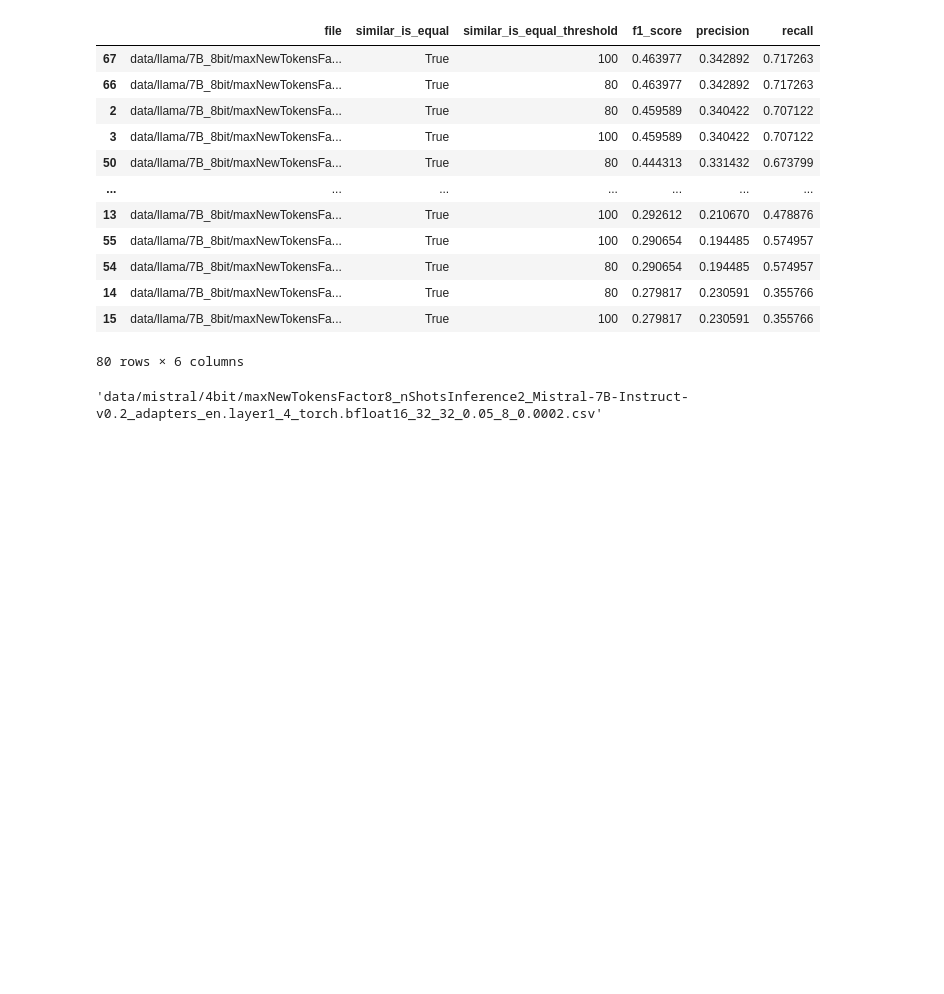
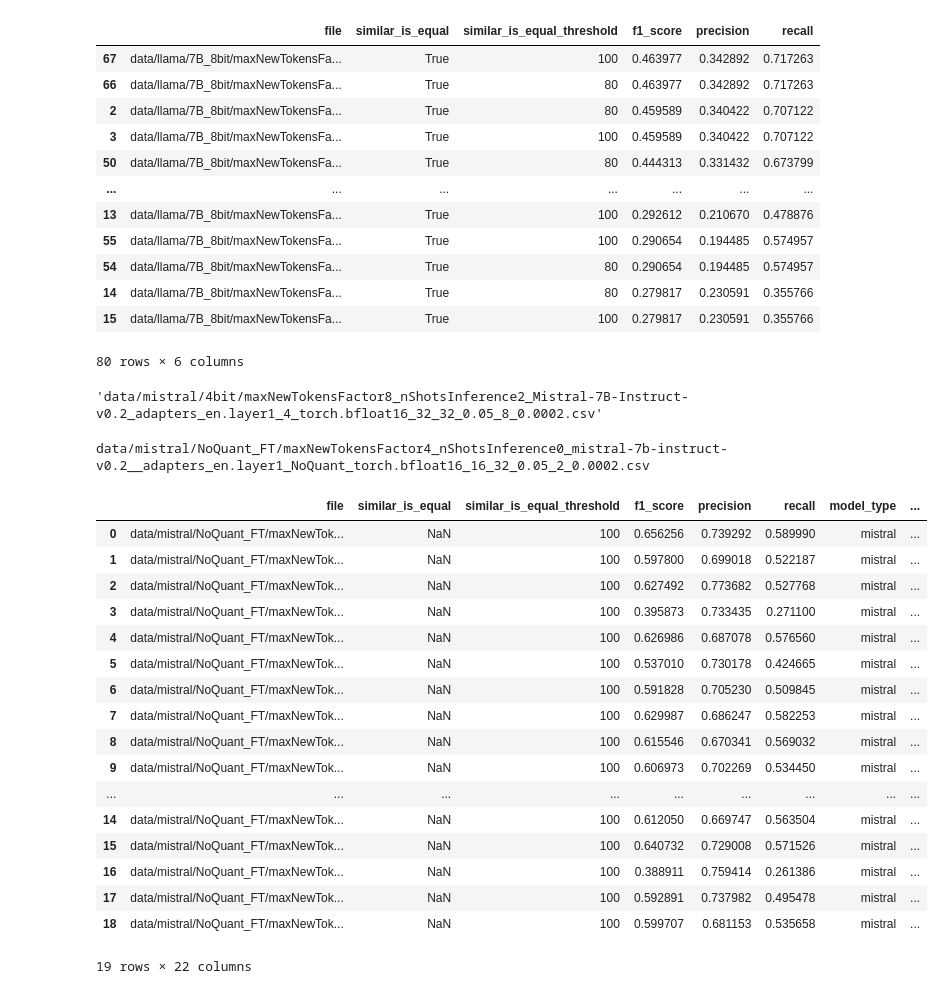
Before and after one commit to ferrazzipietro/mistral_finetuning, a Jupyter notebook: calculate_results.ipynb, the cells around one changed output. Drawn from its saved outputs; the diff is of its cells as text; code cells hidden in the pictures; blank space fills up the shorter version.

```diff
--- a/calculate_results.ipynb
+++ b/calculate_results.ipynb
@@ -78,6 +78,8 @@ import re
 import pandas as pd
 
 def extract_params_from_file_name(df: pd.DataFrame):
+    if 'base' in df['file']:
+        df['model'] = df['file'].apply(lambda x: str(x.split('/')[0].split('nShotsInference')[1][2:]))
     df['maxNewTokensFactor'] = df['file'].apply(lambda x: re.search(r'maxNewTokensFactor(\d+)', x).group(1))
     df['nShotsInference'] = df['file'].apply(lambda x: re.search(r'nShotsInference(\d+)', x).group(1))
     #df['layer'] = df['file'].apply(lambda x: re.search(r'adapters_(\s+)', x).group(1))
@@ -92,3 +94,62 @@ def extract_params_from_file_name(df: pd.DataFrame):
     df['learning_rate'] = df['training_params_string'].apply(lambda x: float(x.split('_')[7].split('.')[0]))
     df = df.drop(columns=['training_params_string', 'file'])
     return df
+# %%
+def extract_params_from_file_name(df: pd.DataFrame):
+    df['model_type'] = df['file'].apply(lambda x: str(x.split('/')[1]))
+    df['model_configurations'] = df['file'].apply(lambda x: str(x.split('/')[2]))
+    if df['model_type'][0] == 'mistral':
+        df['model_size'] = 7
+        df['quantization'] = df['model_configurations'].apply(lambda x: str(x.split('_')[0]))
+        try:
+            df['fine_tuning'] = df['model_configurations'].apply(lambda x: str(x.split('_')[1]))
+        except IndexError:
+            df['fine_tuning'] = 'FT'
+    else:
+        df['model_size'] = df['model_configurations'].apply(lambda x: str(x.split('_')[0]))
+        df['quantization'] = df['model_configurations'].apply(lambda x: str(x.split('_')[1]))
+        df['fine_tuning'] = df['model_configurations'].apply(lambda x: str(x.split('_')[2]))
+
+    df['maxNewTokensFactor'] = df['file'].apply(lambda x: re.search(r'maxNewTokensFactor(\d+)', x).group(1))
+    df['nShotsInference'] = df['file'].apply(lambda x: re.search(r'nShotsInference(\d+)', x).group(1))
+    #
+    # df['layer'] = df['file'].apply(lambda x: re.search(r'adapters_(\s+)', x).group(1))
+    df['model'] = df['file'].apply(lambda x: str(x.split('_adapters_')[0].split('nShotsInference')[1][2:].replace('.csv', '')))
+    if df['fine_tuning'][0] == 'FT':
+        df['training_params_string'] = df['file'].apply(lambda x: x.split('adapters_')[1])
+        df['nbit'] = df['training_params_string'].apply(lambda x: x.split('_')[1])
+        df['bnb_4bit_compute_dtype'] = df['training_params_string'].apply(lambda x: x.split('_')[2])
+        df['r'] = df['training_params_string'].apply(lambda x: int(x.split('_')[3]))
+        df['lora_alpha'] = df['training_params_string'].apply(lambda x: int(x.split('_')[4]))
+        df['lora_dropout'] = df['training_params_string'].apply(lambda x: float(x.split('_')[5]))
+        df['gradient_accumulation_steps'] = df['training_params_string'].apply(lambda x: int(x.split('_')[6]))
+        df['learning_rate'] = df['training_params_string'].apply(lambda x: x.split('_')[7].replace('.csv', ''))
+    elif df['fine_tuning'][0] in ['base', 'NoFT']:
+        df['training_params_string'] = None
+
+
+    return df
+file = 'data/evaluation_results/mistral_NoQuant_FT_wordsLevelTrue_evaluation.csv' # 'data/evaluation_results/llama_13B_8bit_base_wordsLevelTrue_evaluation.csv'
+tmp_df = pd.read_csv(file)
+print(tmp_df['file'][0])
+extract_params_from_file_name(tmp_df)
+# %% [output]
+data/mistral/NoQuant_FT/maxNewTokensFactor4_nShotsInference0_mistral-7b-instruct-v0.2__adapters_en.layer1_NoQuant_torch.bfloat16_16_32_0.05_2_0.0002.csv
+|  | file | similar_is_equal | similar_is_equal_threshold | f1_score | precision | recall | model_type | ... |
+| 0 | data/mistral/NoQuant_FT/maxNewTok... | NaN | 100 | 0.656256 | 0.739292 | 0.589990 | mistral | ... |
+| 1 | data/mistral/NoQuant_FT/maxNewTok... | NaN | 100 | 0.597800 | 0.699018 | 0.522187 | mistral | ... |
+| 2 | data/mistral/NoQuant_FT/maxNewTok... | NaN | 100 | 0.627492 | 0.773682 | 0.527768 | mistral | ... |
+| 3 | data/mistral/NoQuant_FT/maxNewTok... | NaN | 100 | 0.395873 | 0.733435 | 0.271100 | mistral | ... |
+| 4 | data/mistral/NoQuant_FT/maxNewTok... | NaN | 100 | 0.626986 | 0.687078 | 0.576560 | mistral | ... |
+| 5 | data/mistral/NoQuant_FT/maxNewTok... | NaN | 100 | 0.537010 | 0.730178 | 0.424665 | mistral | ... |
+| 6 | data/mistral/NoQuant_FT/maxNewTok... | NaN | 100 | 0.591828 | 0.705230 | 0.509845 | mistral | ... |
+| 7 | data/mistral/NoQuant_FT/maxNewTok... | NaN | 100 | 0.629987 | 0.686247 | 0.582253 | mistral | ... |
+| 8 | data/mistral/NoQuant_FT/maxNewTok... | NaN | 100 | 0.615546 | 0.670341 | 0.569032 | mistral | ... |
+| 9 | data/mistral/NoQuant_FT/maxNewTok... | NaN | 100 | 0.606973 | 0.702269 | 0.534450 | mistral | ... |
+| ... | ... | ... | ... | ... | ... | ... | ... | ... |
+| 14 | data/mistral/NoQuant_FT/maxNewTok... | NaN | 100 | 0.612050 | 0.669747 | 0.563504 | mistral | ... |
+| 15 | data/mistral/NoQuant_FT/maxNewTok... | NaN | 100 | 0.640732 | 0.729008 | 0.571526 | mistral | ... |
+| 16 | data/mistral/NoQuant_FT/maxNewTok... | NaN | 100 | 0.388911 | 0.759414 | 0.261386 | mistral | ... |
+| 17 | data/mistral/NoQuant_FT/maxNewTok... | NaN | 100 | 0.592891 | 0.737982 | 0.495478 | mistral | ... |
+| 18 | data/mistral/NoQuant_FT/maxNewTok... | NaN | 100 | 0.599707 | 0.681153 | 0.535658 | mistral | ... |
+19 rows × 22 columns
```
Also changed, not shown: parts of 2 cells of this notebook, 16 other files.
